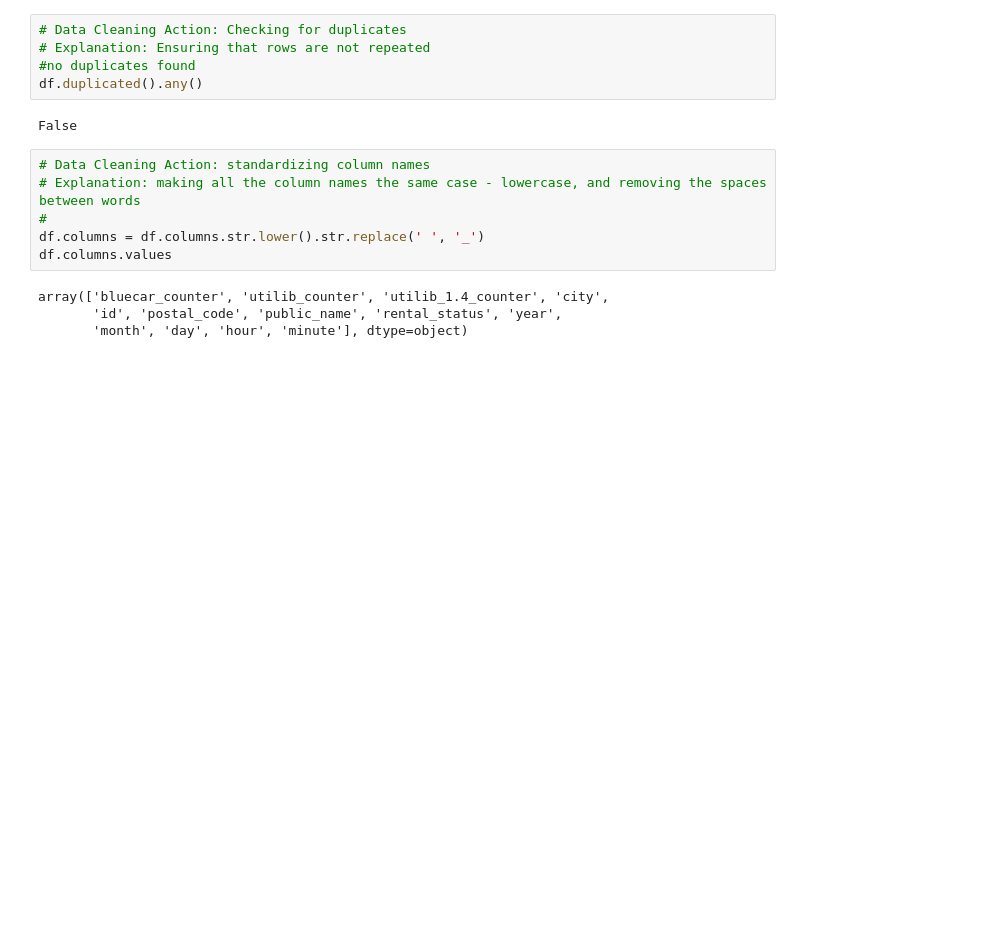
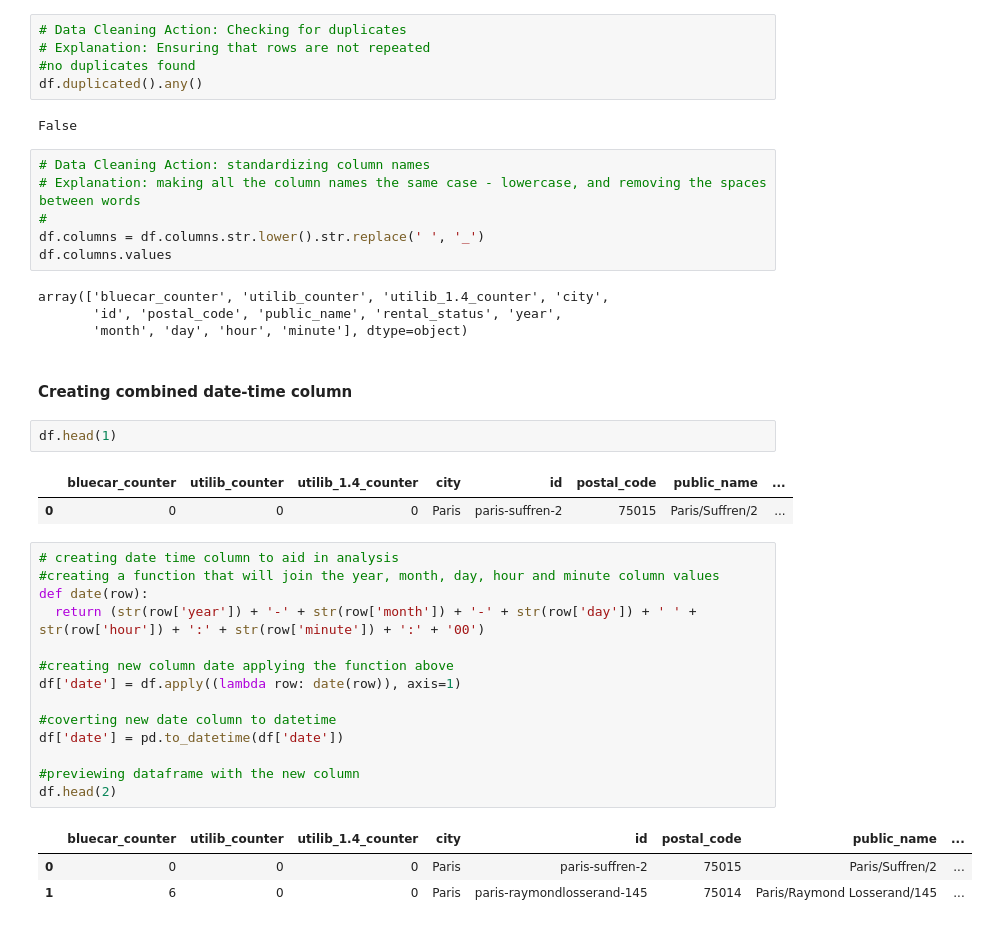
Before and after one commit to Sharon-Faith/ip-autolib, a Jupyter notebook: autolib_ip.ipynb, the cells around one changed output. Cells and saved outputs as stored; diff of their text form; blank space fills up the shorter version.

Commit message:
add combined date and time columns in datetime format

```diff
--- a/autolib_ip.ipynb
+++ b/autolib_ip.ipynb
@@ -107,3 +107,28 @@ df.columns.values
 array(['bluecar_counter', 'utilib_counter', 'utilib_1.4_counter', 'city',
        'id', 'postal_code', 'public_name', 'rental_status', 'year',
        'month', 'day', 'hour', 'minute'], dtype=object)
+# %% [markdown]
+#### **Creating combined date-time column**
+# %%
+df.head(1)
+# %% [output]
+|  | bluecar_counter | utilib_counter | utilib_1.4_counter | city | id | postal_code | public_name | ... |
+| 0 | 0 | 0 | 0 | Paris | paris-suffren-2 | 75015 | Paris/Suffren/2 | ... |
+# %%
+# creating date time column to aid in analysis
+#creating a function that will join the year, month, day, hour and minute column values
+def date(row):
+  return (str(row['year']) + '-' + str(row['month']) + '-' + str(row['day']) + ' ' + str(row['hour']) + ':' + str(row['minute']) + ':' + '00')
+
+#creating new column date applying the function above
+df['date'] = df.apply((lambda row: date(row)), axis=1)
+
+#coverting new date column to datetime
+df['date'] = pd.to_datetime(df['date'])
+
+#previewing dataframe with the new column
+df.head(2)
+# %% [output]
+|  | bluecar_counter | utilib_counter | utilib_1.4_counter | city | id | postal_code | public_name | ... |
+| 0 | 0 | 0 | 0 | Paris | paris-suffren-2 | 75015 | Paris/Suffren/2 | ... |
+| 1 | 6 | 0 | 0 | Paris | paris-raymondlosserand-145 | 75014 | Paris/Raymond Losserand/145 | ... |
```
Also changed, not shown: parts of 1 cell of this notebook.
